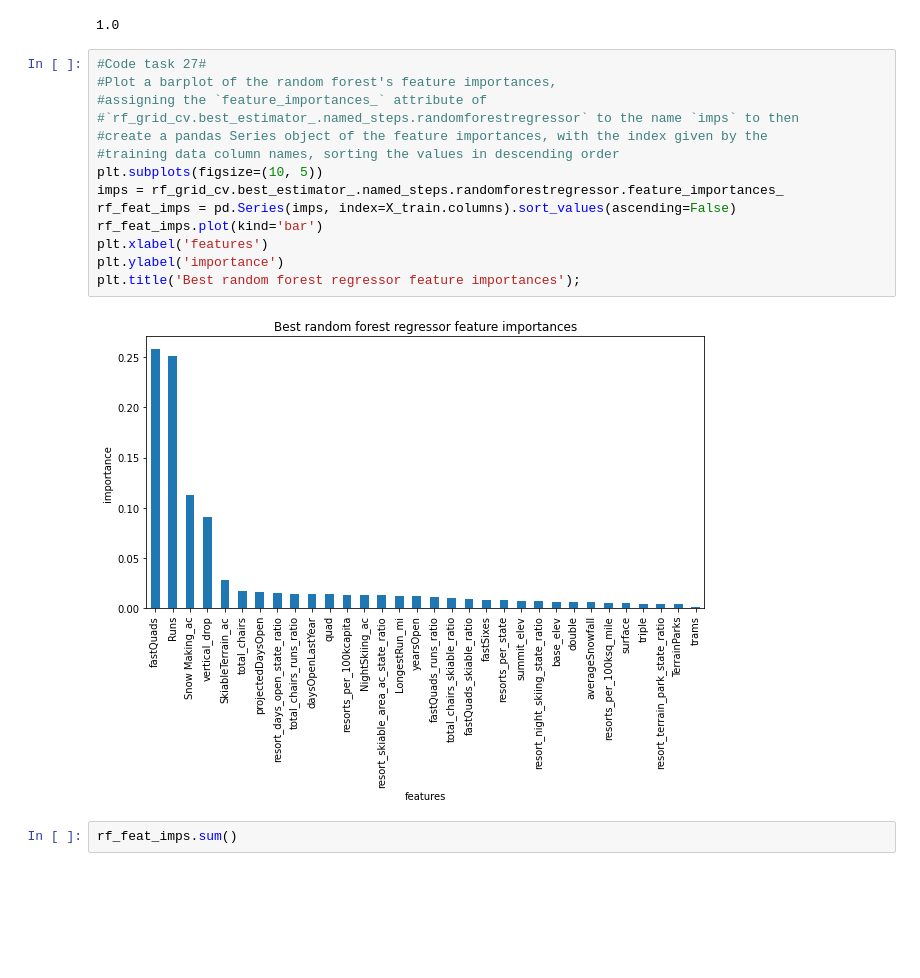
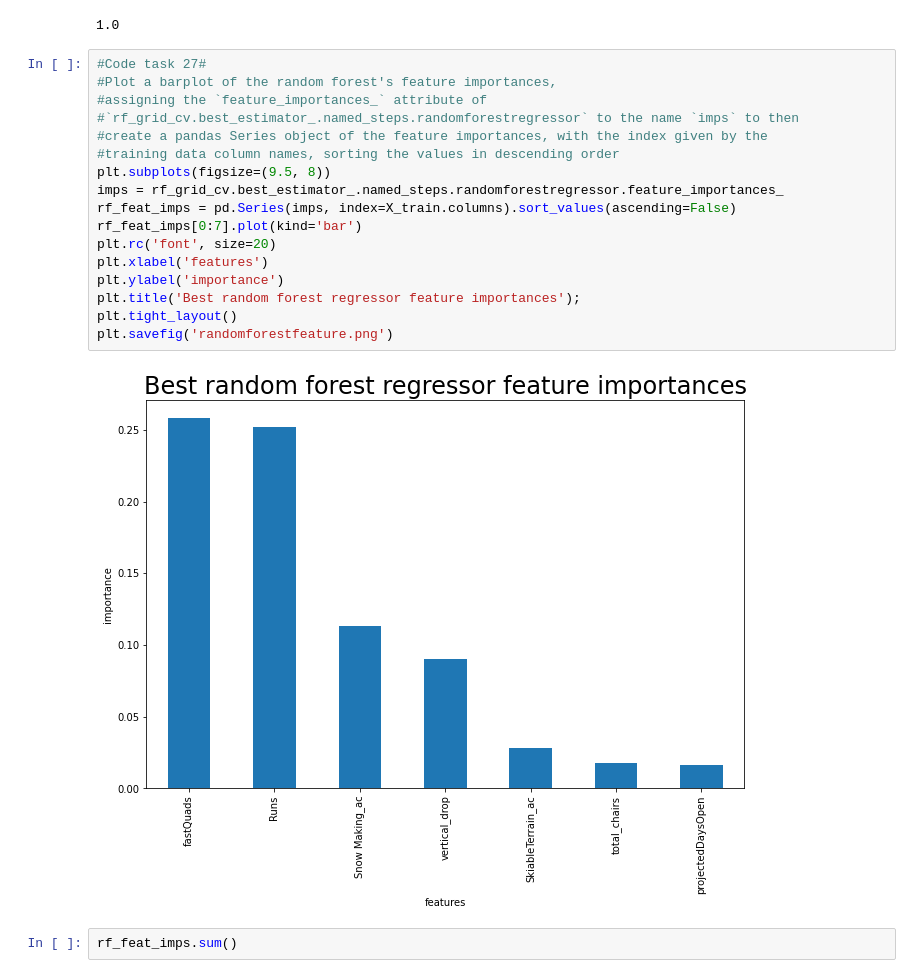
Before and after one commit to sonjoydasphd/DataScienceGuidedCapstone, a Jupyter notebook: Notebooks/04PreprocessinAndTraining_Das.ipynb, the cells around one changed output. Saved outputs shown, nothing was run; the diff lists cells and outputs as text; blank space fills up the shorter version.

Commit message:
Change Line 157
 - To save the figure in project report
 - Change rf_feat_imps.plot(kind='bar') to rf_feat_imps[0:7].plot(kind='bar')
 - Add plt.savefig('randomforestfeature.png')

```diff
--- a/Notebooks/04PreprocessinAndTraining_Das.ipynb
+++ b/Notebooks/04PreprocessinAndTraining_Das.ipynb
@@ -1639,19 +1643,22 @@ feat_imps_stats['mean'].sum()
 # %%
 #Code task 27#
 #Plot a barplot of the random forest's feature importances,
 #assigning the `feature_importances_` attribute of
 #`rf_grid_cv.best_estimator_.named_steps.randomforestregressor` to the name `imps` to then
 #create a pandas Series object of the feature importances, with the index given by the
 #training data column names, sorting the values in descending order
-plt.subplots(figsize=(10, 5))
+plt.subplots(figsize=(9.5, 8))
 imps = rf_grid_cv.best_estimator_.named_steps.randomforestregressor.feature_importances_
 rf_feat_imps = pd.Series(imps, index=X_train.columns).sort_values(ascending=False)
-rf_feat_imps.plot(kind='bar')
+rf_feat_imps[0:7].plot(kind='bar')
+plt.rc('font', size=20)
 plt.xlabel('features')
 plt.ylabel('importance')
 plt.title('Best random forest regressor feature importances');
+plt.tight_layout()
+plt.savefig('randomforestfeature.png')
 # %% [output]
-[figure, old version]
+[figure, new version]
 # %%
 rf_feat_imps.sum()
 # %% [output]
```
Also changed, not shown: parts of 10 cells of this notebook.
